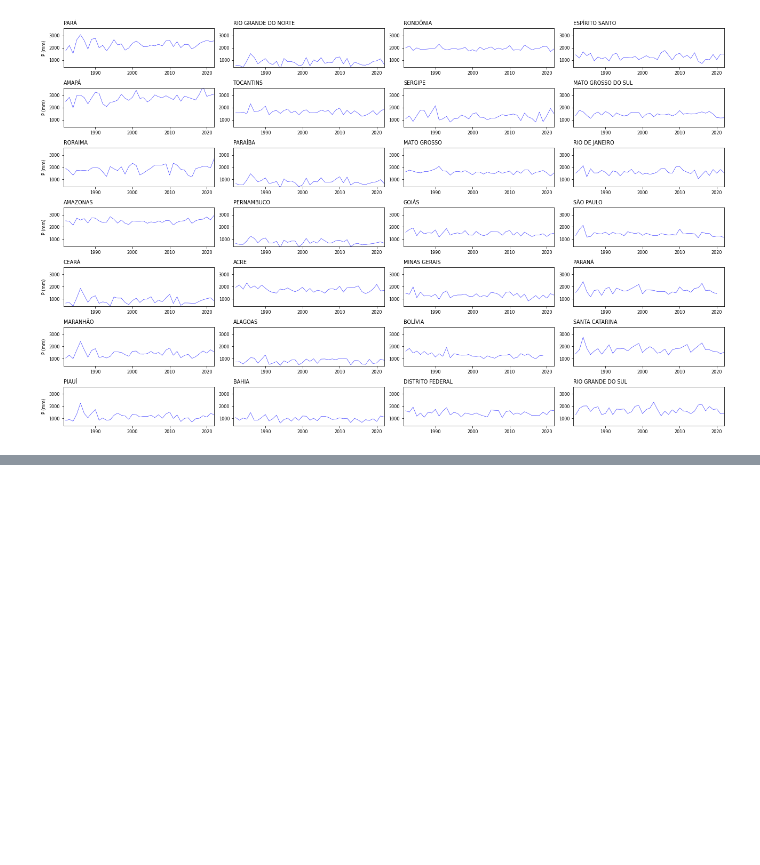
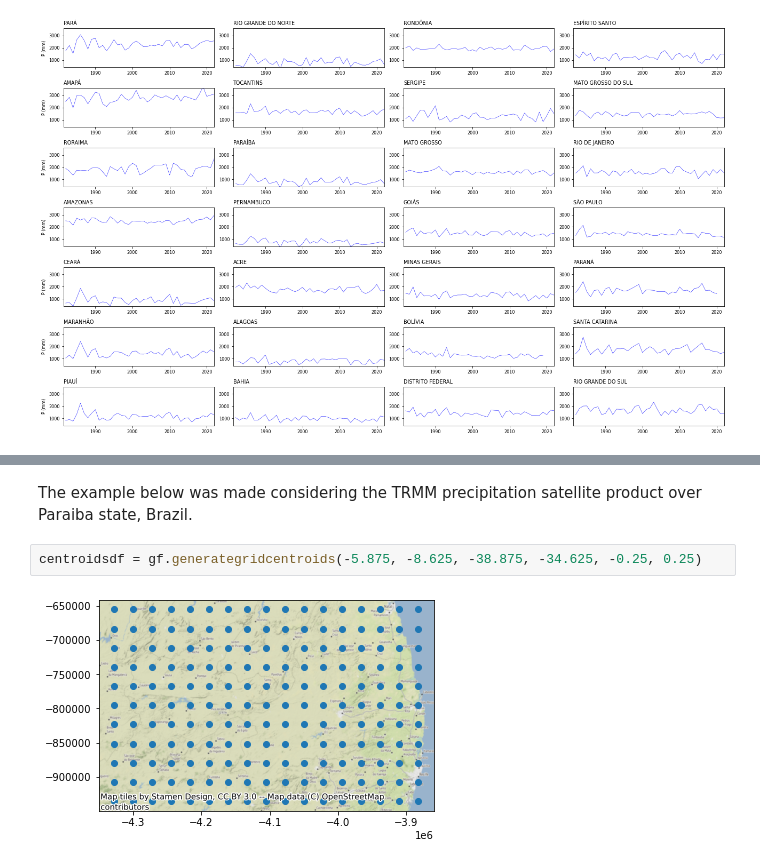
Before and after one commit to thiagovmdon/geospatial-analysis, a Jupyter notebook: Tutorial-5-Geospatial-functions.ipynb, the cells around one changed output, grey strips where cells are left out. Drawn from its saved outputs; the diff is of its cells as text; blank space fills up the shorter version.

```diff
--- a/Tutorial-5-Geospatial-functions.ipynb
+++ b/Tutorial-5-Geospatial-functions.ipynb
@@ -228,0 +243,6 @@ gf.plottimeseries(numr = 7, numc = 4, datatoplot = annualdataclusters,
+# %% [markdown]
+The example below was made considering the TRMM precipitation satellite product over Paraiba state, Brazil.
+# %%
+centroidsdf = gf.generategridcentroids(-5.875, -8.625, -38.875, -34.625, -0.25, 0.25)
+# %% [output]
+[figure, added]
```
Also changed, not shown: parts of 5 cells of this notebook, 2 other files.
